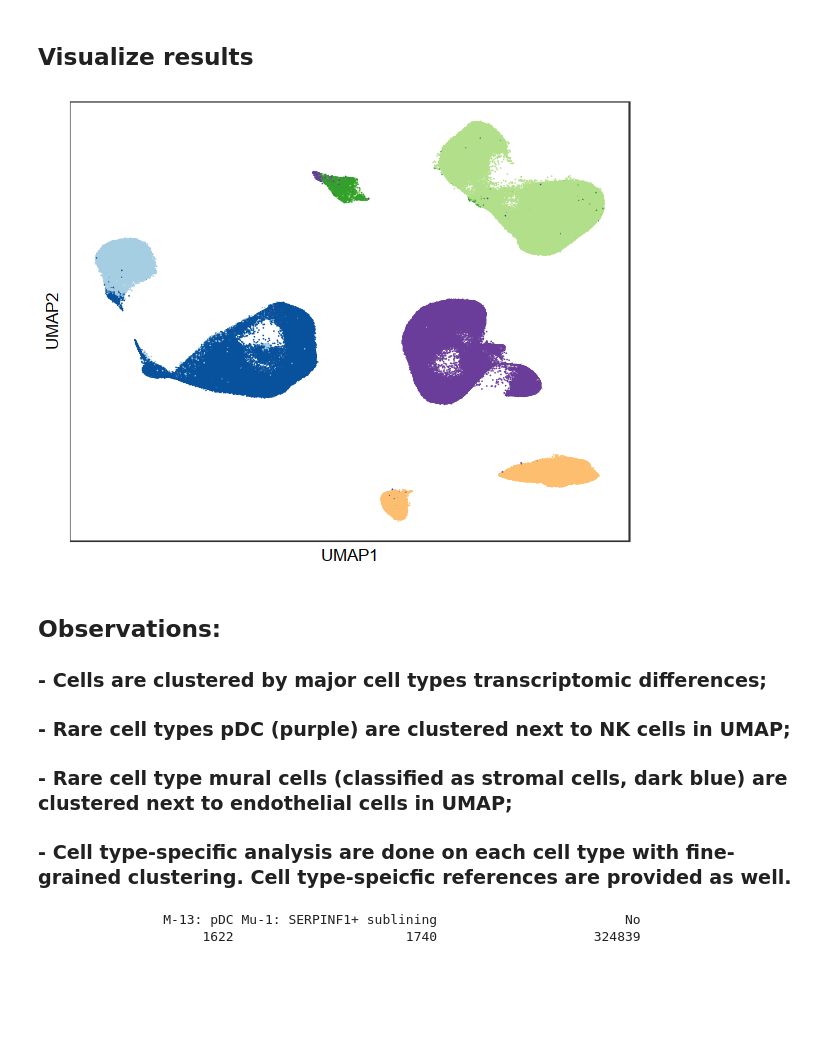
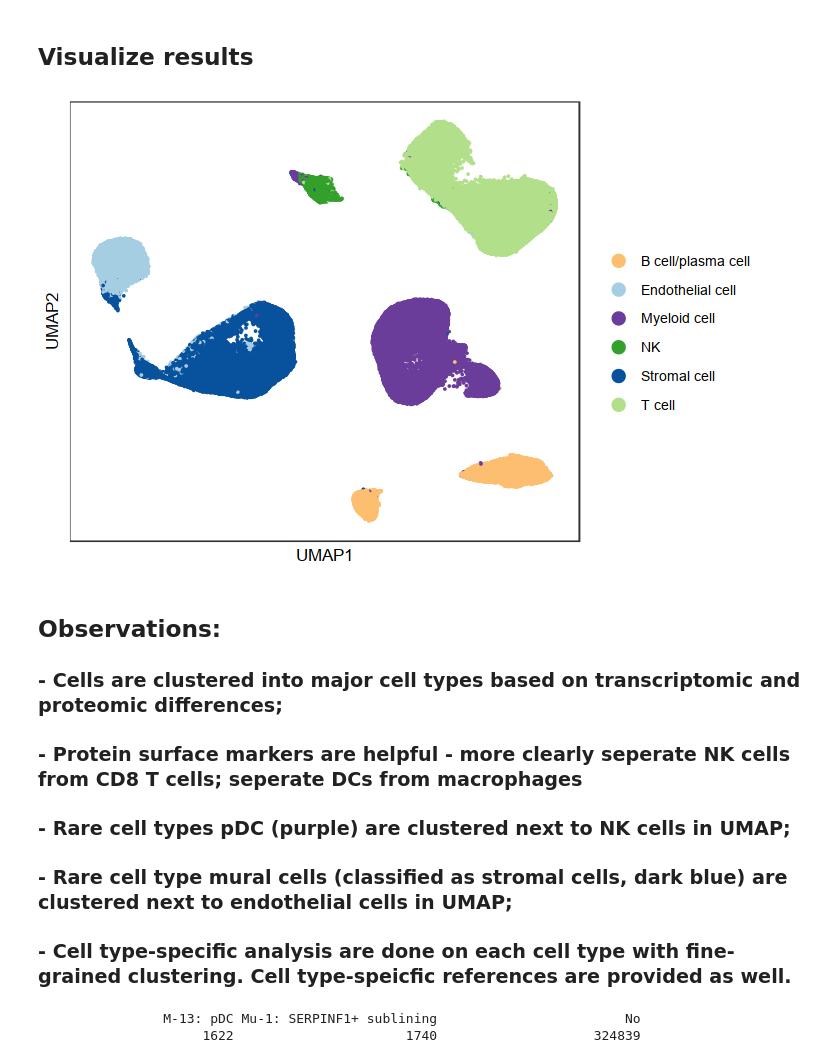
Before and after one commit to immunogenomics/RA_Atlas_CITEseq, a Jupyter notebook: code/all_celltype_reference.ipynb, the cells around one changed output. Cells and saved outputs as stored; diff of their text form; code cells hidden in the pictures; blank space fills up the shorter version.

```diff
--- a/code/all_celltype_reference.ipynb
+++ b/code/all_celltype_reference.ipynb
@@ -258,30 +258,28 @@ reference <- readRDS("all_cells_reference_2021-05-18.rds")
 # %%
 # res_cca_all_328201cells_VST3164genes_25proteins_2021-05-18.rds
 umap_labels = cbind(reference$meta_data, reference$umap$embedding)
 
-options(repr.plot.height = 4, repr.plot.width = 5)
-ggplot() +
-  geom_point(
-    data = umap_labels[sample(nrow(umap_labels)),],
-    mapping = aes_string(x = "UMAP1", y = "UMAP2", fill = "cell_type"),
-    size = 0.2, stroke = 0.0001, shape = 21
-  ) +
-#   facet_wrap( ~ new_cluster_name) +
-  scale_fill_manual(values = meta_colors$cell_type, name = "") +
-  theme_bw(base_size = 10) +
-  theme(
-    legend.position = "none",
-    axis.text = element_blank(),
-    axis.ticks = element_blank(),
-    panel.grid = element_blank(),
-    plot.title = element_text(color="black", size=10)
-  )
+options(repr.plot.height = 4, repr.plot.width = 6)
+ggplot(   data = umap_labels[sample(nrow(umap_labels)),],
+          aes(x = UMAP1, y = UMAP2, color = cell_type) ) +
+          geom_point(size = 0.0000001) +
+          scale_color_manual(values = meta_colors$cell_type, name = "") +
+          theme_bw(base_size = 10) +
+          guides(color = guide_legend(override.aes = list(size = 3) ) ) +
+          theme(
+        #     legend.position = "none",
+            axis.text = element_blank(),
+            axis.ticks = element_blank(),
+            panel.grid = element_blank(),
+            plot.title = element_text(color="black", size=10)
+          )
 ggsave(file = paste("all_celltype_umap", ".png", sep = ""), width = 5, height = 4, dpi = 300)
 # %% [output]
-[figure, old version]
+[figure, new version]
 # %% [markdown]
 ## Observations:
-### - Cells are clustered by major cell types transcriptomic differences;
+### - Cells are clustered into major cell types based on transcriptomic and proteomic differences;
+### - Protein surface markers are helpful - more clearly seperate NK cells from CD8 T cells; seperate DCs from macrophages
 ### - Rare cell types pDC (purple) are clustered next to NK cells in UMAP;
 ### - Rare cell type mural cells (classified as stromal cells, dark blue) are clustered next to endothelial cells in UMAP;
 ### - Cell type-specific analysis are done on each cell type with fine-grained clustering. Cell type-speicfic references are provided as well.
```
